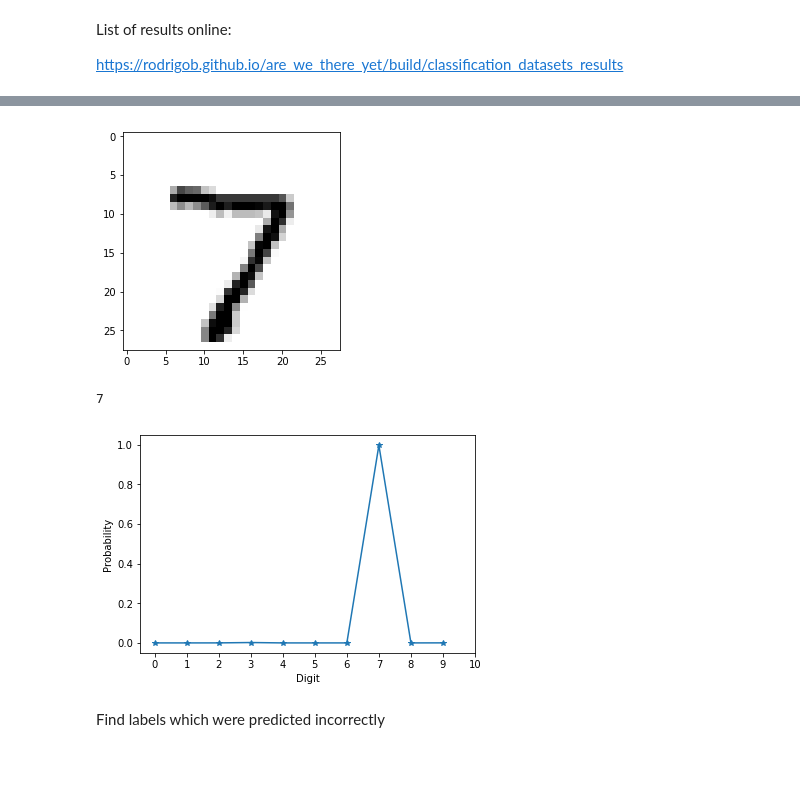
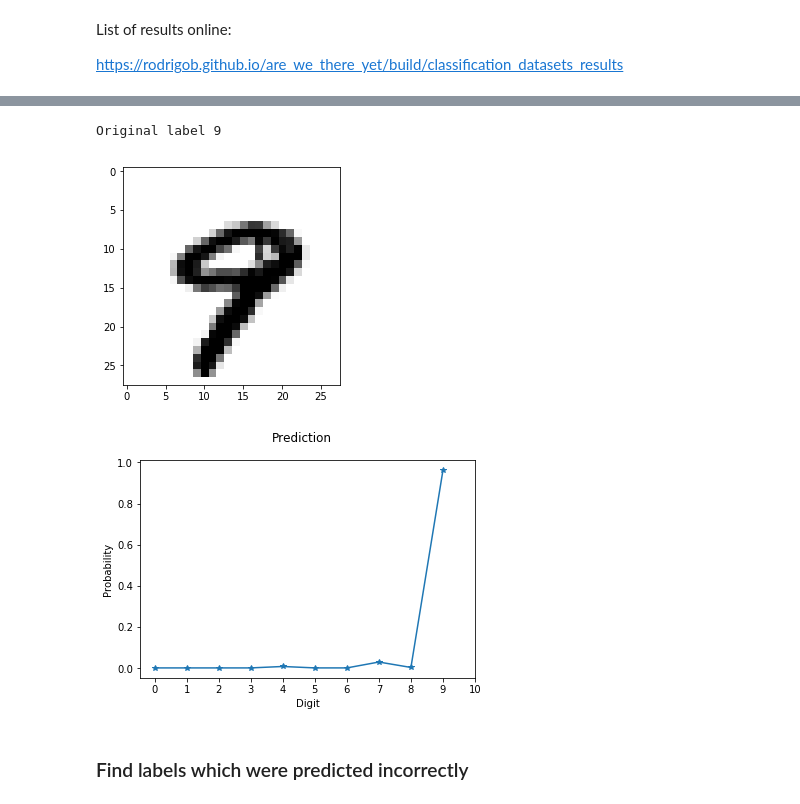
Before and after one commit to denglert/machine-learning-sandbox, a Jupyter notebook: tensorflow/MNIST_tutorial.ipynb, the cells around one changed output, grey strips where cells are left out. Cells and saved outputs as stored; diff of their text form; code cells hidden in the pictures; blank space fills up the shorter version.

Commit message:
Tidied up the MNIST tutorial notebook.

```diff
--- a/tensorflow/MNIST_tutorial.ipynb
+++ b/tensorflow/MNIST_tutorial.ipynb
@@ -145,2 +146,0 @@ getlabel = y
-# %%
-prediction = sess.run(getlabel, feed_dict={x: mnist.test.images[:1], y_: mnist.test.labels[:1]})
@@ -147,12 +151,13 @@ prediction = sess.run(getlabel, feed_dict={x: mnist.test.images[:1], y_: mnist.t
+# %%
+def showprediction(prediction):
+    f,a = plt.subplots()
+    digits = range(0,10,1)
+    a.plot(digits,prediction[0], marker='*')
+    a.set_xlabel('Digit')
+    a.set_ylabel('Probability')
+    a.xaxis.set_ticks(np.linspace(0.0, 10.0, 11, endpoint=True))
+    f.suptitle('Prediction')
 # %%
 def getdigit(labels):
     digit = np.argmax(labels)
     return digit
-# %%
-showimg(mnist.test.images[0])
-# %% [output]
-[figure, removed]
-# %%
-getdigit(mnist.test.labels[0])
-# %% [output]
-7
@@ -167,9 +164,19 @@ def showprediction(prediction):
-# %%
-showprediction(prediction)
-# %% [output]
-[figure, removed]
+# %%
+def evaluate_single_image(index):
+    getlabel = y;
+    prediction = sess.run(getlabel, feed_dict={x: [mnist.test.images[index]], y_: [mnist.test.labels[index]]});
+    showimg(mnist.test.images[index]);
+    showprediction(prediction);
+    truth_label = getdigit(mnist.test.labels[index]);
+    print("Original label", truth_label);
+# %%
+evaluate_single_image(9)
+# %% [output]
+Original label 9
+[figure, added]
+[figure, added]
 # %% [markdown]
-Find labels which were predicted incorrectly
+### Find labels which were predicted incorrectly
 # %%
 matches = sess.run(correct_prediction, feed_dict={x: mnist.test.images, y_: mnist.test.labels})
 # %%
```
Also changed, not shown: parts of 19 cells of this notebook.
